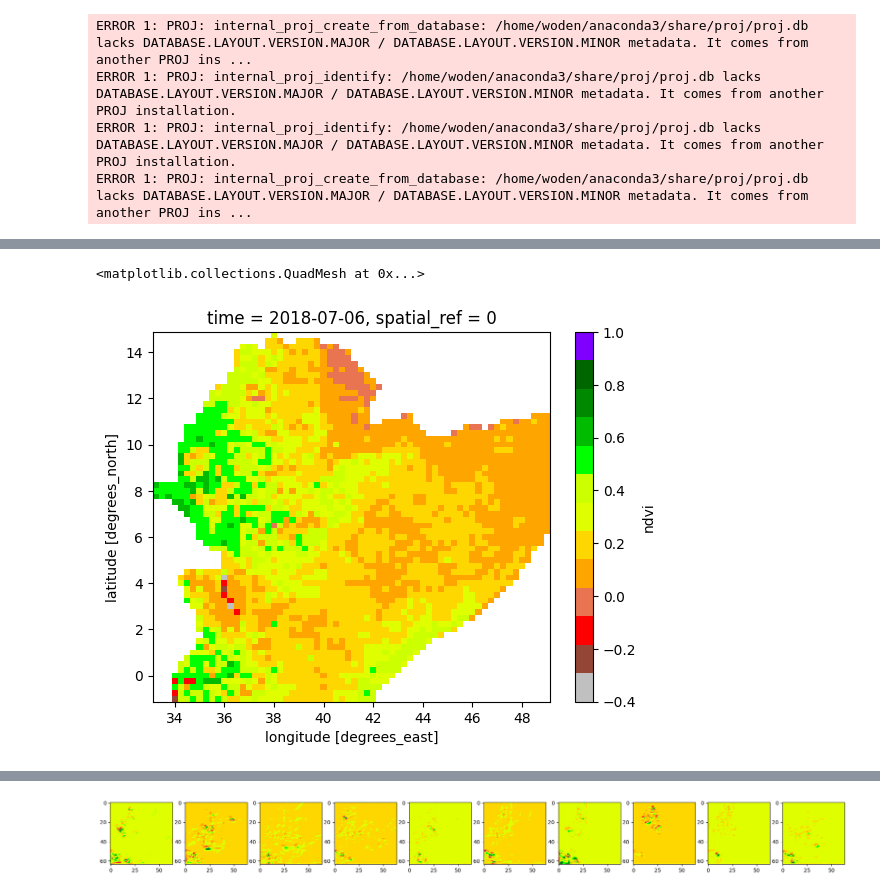
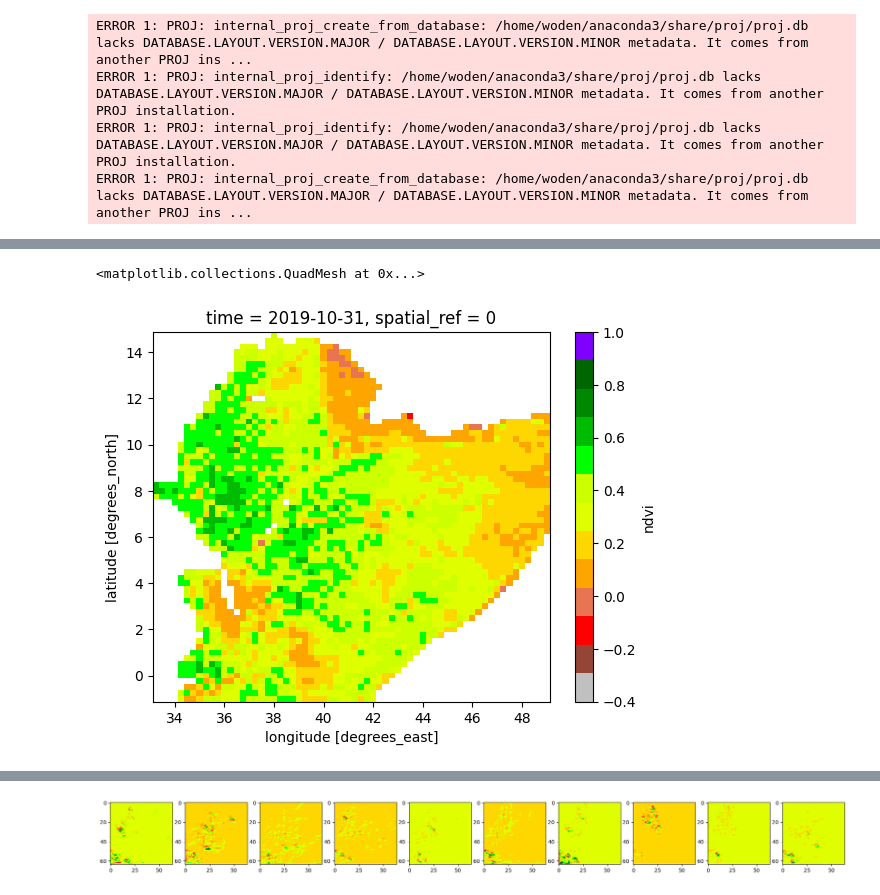
Before and after one commit to Riccardo7-DS/Indices_analysis, a Jupyter notebook: notebooks/model.ipynb, the cells around one changed output, grey strips where cells are left out. Saved outputs shown, nothing was run; the diff lists cells and outputs as text; code cells hidden in the pictures.

```diff
--- a/notebooks/model.ipynb
+++ b/notebooks/model.ipynb
@@ -498,18 +506,21 @@ from analysis.deep_learning.GWNET.pipeline_gwnet import StandardScaler
 #ndvi_scaler = StandardScaler(mean=0.21801364, std=0.13718395)
 
 from utils.ndvi_functions import ndvi_colormap
-cmap_ndvi, norm =ndvi_colormap()
+cmap_ndvi, norm = ndvi_colormap()
 
-
-CONFIG_PATH = "../config.yaml"
-config_file = load_config(CONFIG_PATH)
+from ancillary_vars.esa_landuse import drop_water_bodies_esa_downsample
+mask_ds = drop_water_bodies_esa_downsample(ds.isel(time=0))
+mask = torch.tensor(np.array(xr.where(mask_ds.notnull(), 1, 0)))
 
 path = os.path.join(config_file["DEFAULT"]["output"],"predicted_ndvi_test.nc")
 
-ds_pred = subsetting_pipeline(CONFIG_PATH, xr.open_dataset(path))["ndvi"]
-ds_pred = ndvi_scaler.inverse_transform(ds_pred)
+ds_pred = subsetting_pipeline(xr.open_dataset(path))["ndvi"]
+ds_pred["time"] = (ds_pred["time"] + np.timedelta64(90, 'D'))
+if args.normalize is True:
+    ds_pred = ndvi_scaler.inverse_transform(ds_pred)
 
 split = ds_pred.sizes["time"]
 ds_sub = ds.sel(time=slice(ds_pred["time"].min(), ds_pred["time"].max()))
-ds_sub = ndvi_scaler.inverse_transform(ds_sub)
+if args.normalize is True:
+    ds_sub = ndvi_scaler.inverse_transform(ds_sub)
 # %% [output]
@@ -539,0 +575,11 @@ xs.r2(ds_sub, ds_pred, dim="time").plot(vmin=-1, vmax=1, cmap="RdYlGn")
+# %%
+ds_sub = ds_sub.where(mask==1, np.NaN)
+ds_pred = ds_pred.where(mask==1, np.NaN)
+import xskillscore as xs
+ax = xs.pearson_r(ds_sub, ds_pred, dim="time").plot(vmin=-1, vmax=1, cmap="RdYlGn")
+
+# Access the colorbar from the FacetGrid object
+cbar = ax.colorbar
+cbar.set_label('Perason correlation')
+
+plt.title("Test set Pearson correlation real vs predicted NDVI")
@@ -548,8 +638,8 @@ xs.rmse(ds_sub, ds_pred, dim="time").plot()
 # %%
-ds_sub.isel(time=4).plot(cmap = cmap_ndvi, vmin=-0.4, vmax=1)
+ds_sub.isel(time=396).plot(cmap = cmap_ndvi, vmin=-0.4, vmax=1)
 # %% [output]
 <matplotlib.collections.QuadMesh at 0x...>
-[figure, old version]
+[figure, new version]
 # %%
 ds_pred.isel(time=4).plot(cmap = cmap_ndvi, vmin=-0.4, vmax=1)
 # %% [output]
```
Also changed, not shown: parts of 19 cells of this notebook, 14 other files.
